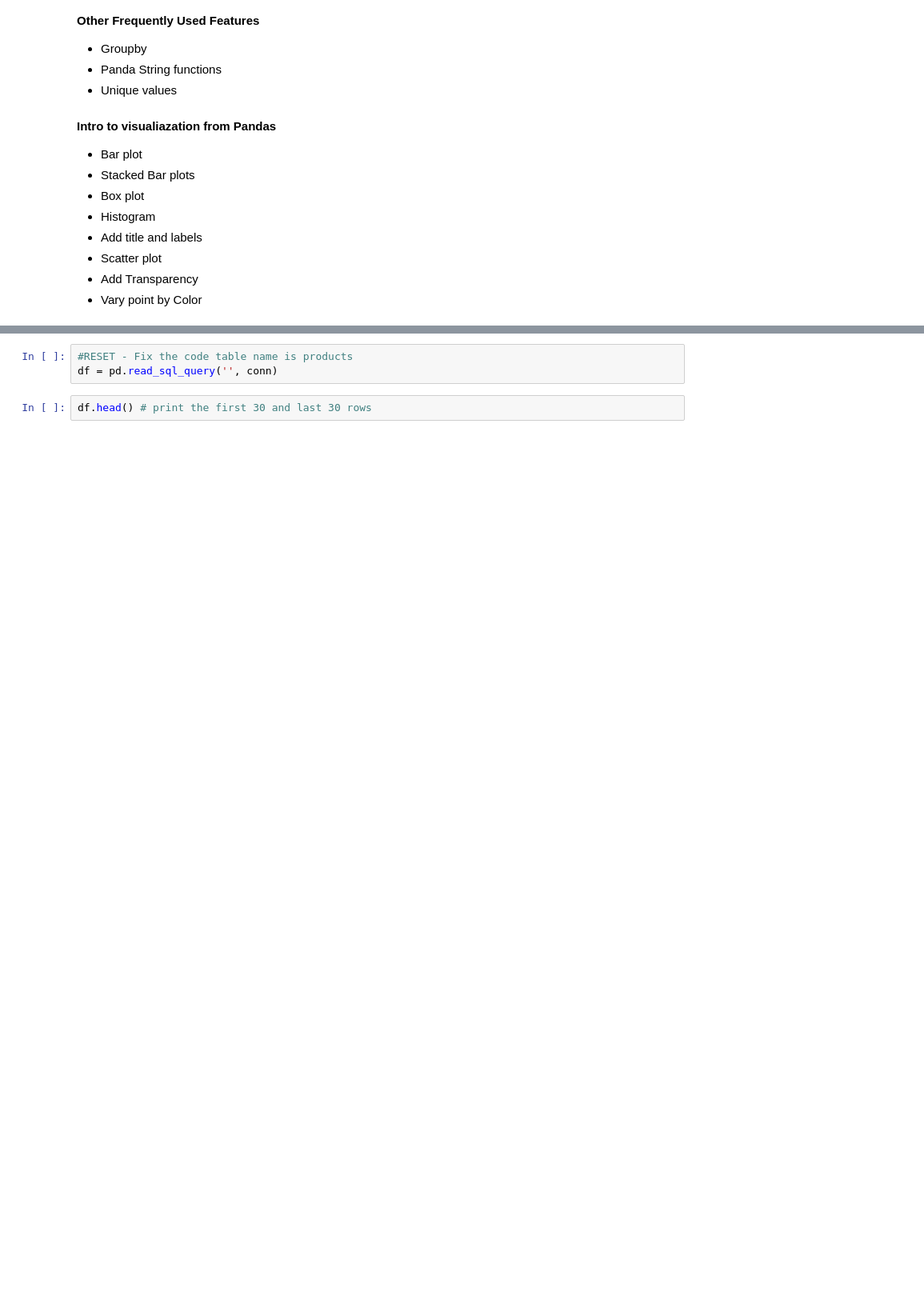
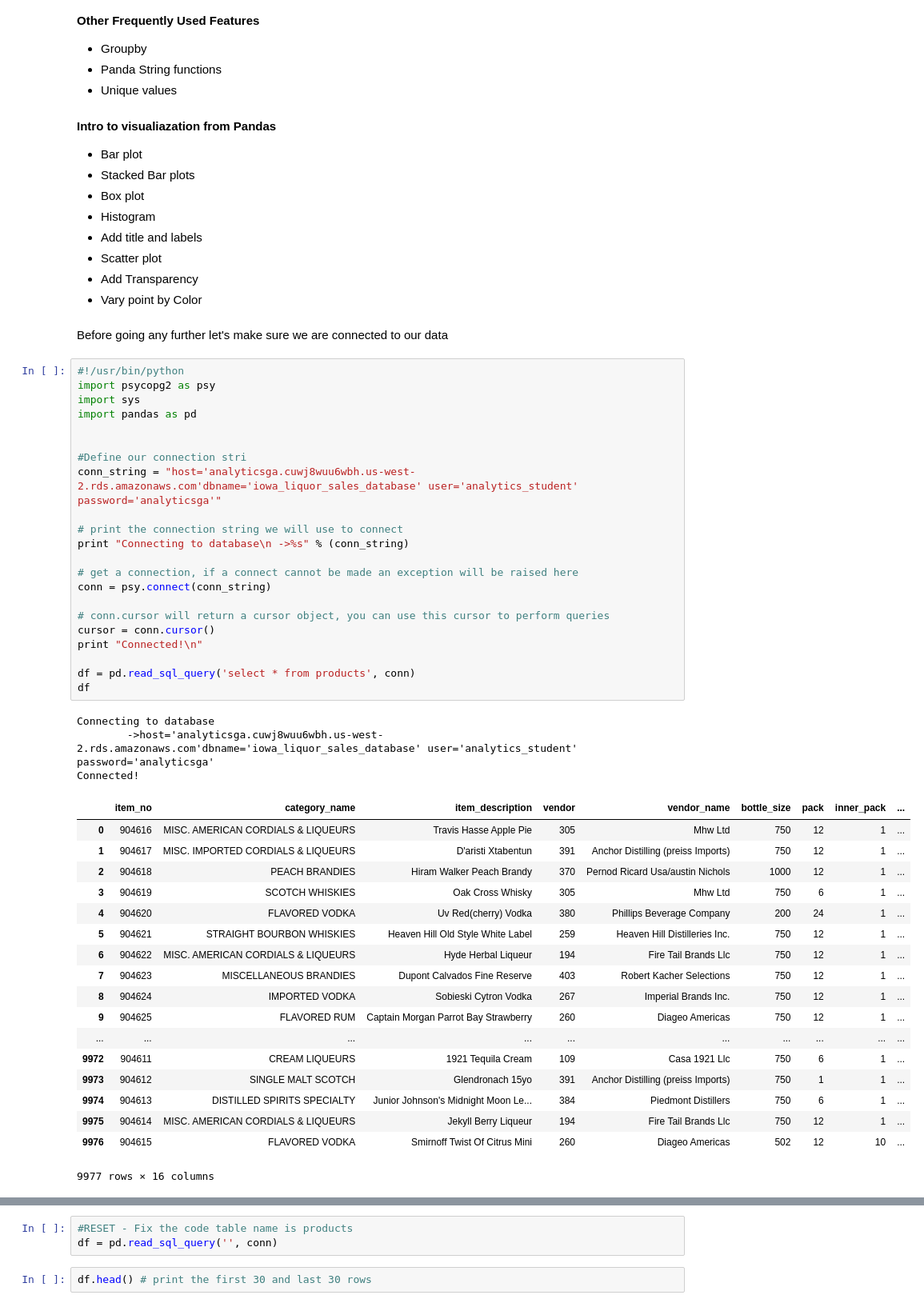
Before and after one commit to Morrisdata/Python_for_Data_I, a Jupyter notebook: Notebooks/06_Workshop_Intro_to_Pandas.ipynb, the cells around one changed output, grey strips where cells are left out. Shown at 80% size. Saved outputs shown, nothing was run; the diff lists cells and outputs as text; blank space fills up the shorter version.

```diff
--- a/Notebooks/06_Workshop_Intro_to_Pandas.ipynb
+++ b/Notebooks/06_Workshop_Intro_to_Pandas.ipynb
@@ -42,6 +42,52 @@ Additional resources: [pandas.pydata.org](http://pandas.pydata.org/pandas-docs/s
 * Scatter plot
 * Add Transparency
 * Vary point by Color
+# %% [markdown]
+Before going any further let's make sure we are connected to our data
+# %%
+#!/usr/bin/python
+import psycopg2 as psy
+import sys
+import pandas as pd
+
+
+#Define our connection stri
+conn_string = "host='analyticsga.cuwj8wuu6wbh.us-west-2.rds.amazonaws.com'dbname='iowa_liquor_sales_database' user='analytics_student' password='analyticsga'"
+
+# print the connection string we will use to connect
+print "Connecting to database\n	->%s" % (conn_string)
+
+# get a connection, if a connect cannot be made an exception will be raised here
+conn = psy.connect(conn_string)
+
+# conn.cursor will return a cursor object, you can use this cursor to perform queries
+cursor = conn.cursor()
+print "Connected!\n"
+
+df = pd.read_sql_query('select * from products', conn)
+df
+# %% [output]
+Connecting to database
+        ->host='analyticsga.cuwj8wuu6wbh.us-west-2.rds.amazonaws.com'dbname='iowa_liquor_sales_database' user='analytics_student' password='analyticsga'
+Connected!
+|  | item_no | category_name | item_description | vendor | vendor_name | bottle_size | pack | inner_pack | ... |
+| 0 | 904616 | MISC. AMERICAN CORDIALS & LIQUEURS | Travis Hasse Apple Pie | 305 | Mhw Ltd | 750 | 12 | 1 | ... |
+| 1 | 904617 | MISC. IMPORTED CORDIALS & LIQUEURS | D'aristi Xtabentun | 391 | Anchor Distilling (preiss Imports) | 750 | 12 | 1 | ... |
+| 2 | 904618 | PEACH BRANDIES | Hiram Walker Peach Brandy | 370 | Pernod Ricard Usa/austin Nichols | 1000 | 12 | 1 | ... |
+| 3 | 904619 | SCOTCH WHISKIES | Oak Cross Whisky | 305 | Mhw Ltd | 750 | 6 | 1 | ... |
+| 4 | 904620 | FLAVORED VODKA | Uv Red(cherry) Vodka | 380 | Phillips Beverage Company | 200 | 24 | 1 | ... |
+| 5 | 904621 | STRAIGHT BOURBON WHISKIES | Heaven Hill Old Style White Label | 259 | Heaven Hill Distilleries Inc. | 750 | 12 | 1 | ... |
+| 6 | 904622 | MISC. AMERICAN CORDIALS & LIQUEURS | Hyde Herbal Liqueur | 194 | Fire Tail Brands Llc | 750 | 12 | 1 | ... |
+| 7 | 904623 | MISCELLANEOUS BRANDIES | Dupont Calvados Fine Reserve | 403 | Robert Kacher Selections | 750 | 12 | 1 | ... |
+| 8 | 904624 | IMPORTED VODKA | Sobieski Cytron Vodka | 267 | Imperial Brands Inc. | 750 | 12 | 1 | ... |
+| 9 | 904625 | FLAVORED RUM | Captain Morgan Parrot Bay Strawberry | 260 | Diageo Americas | 750 | 12 | 1 | ... |
+| ... | ... | ... | ... | ... | ... | ... | ... | ... | ... |
+| 9972 | 904611 | CREAM LIQUEURS | 1921 Tequila Cream | 109 | Casa 1921 Llc | 750 | 6 | 1 | ... |
+| 9973 | 904612 | SINGLE MALT SCOTCH | Glendronach 15yo | 391 | Anchor Distilling (preiss Imports) | 750 | 1 | 1 | ... |
+| 9974 | 904613 | DISTILLED SPIRITS SPECIALTY | Junior Johnson's Midnight Moon Le... | 384 | Piedmont Distillers | 750 | 6 | 1 | ... |
+| 9975 | 904614 | MISC. AMERICAN CORDIALS & LIQUEURS | Jekyll Berry Liqueur | 194 | Fire Tail Brands Llc | 750 | 12 | 1 | ... |
+| 9976 | 904615 | FLAVORED VODKA | Smirnoff Twist Of Citrus Mini | 260 | Diageo Americas | 502 | 12 | 10 | ... |
+9977 rows × 16 columns
 # %% [markdown]
 ### Basic
 * Explore Data
```
Also changed, not shown: parts of 1 cell of this notebook.
